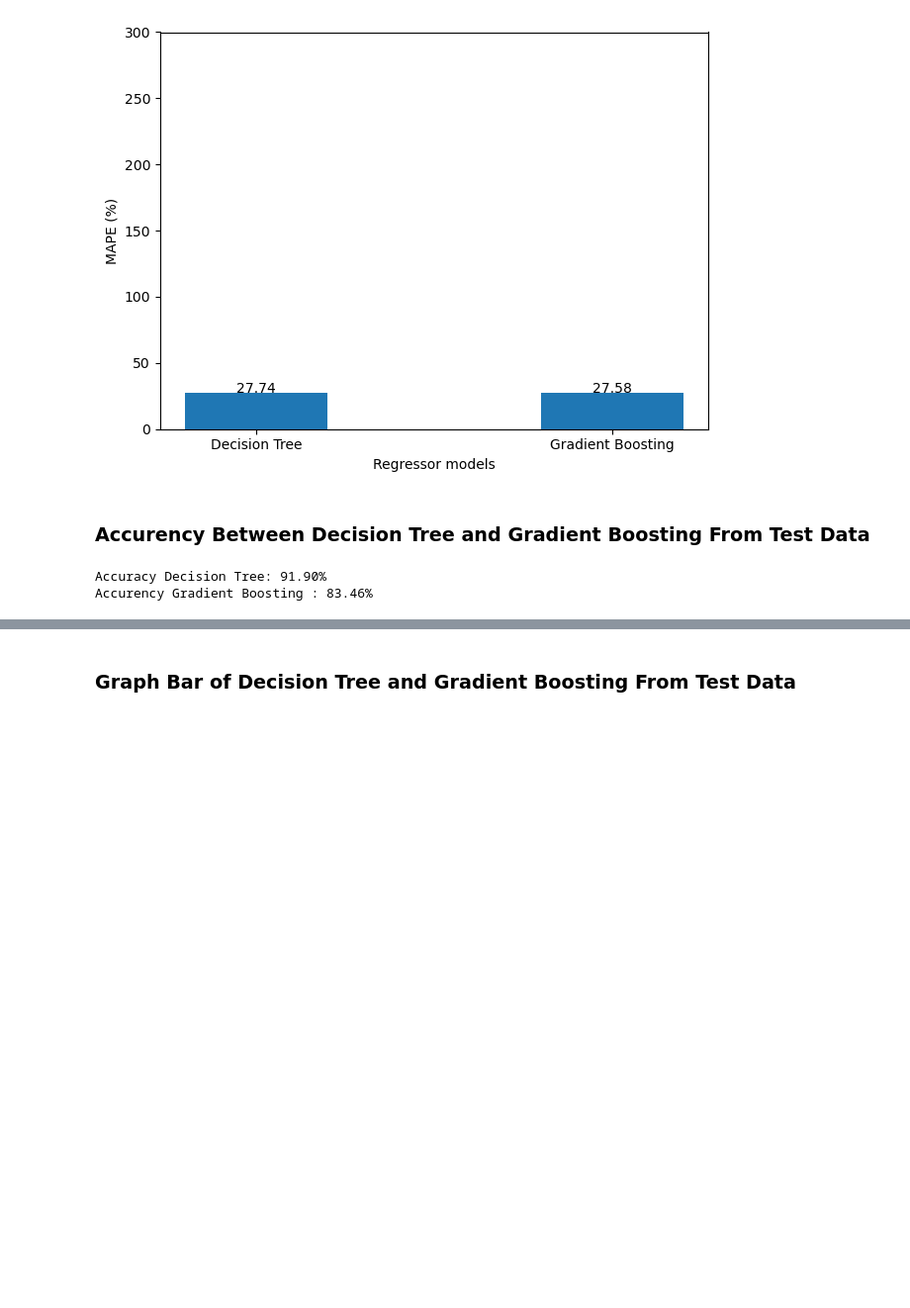
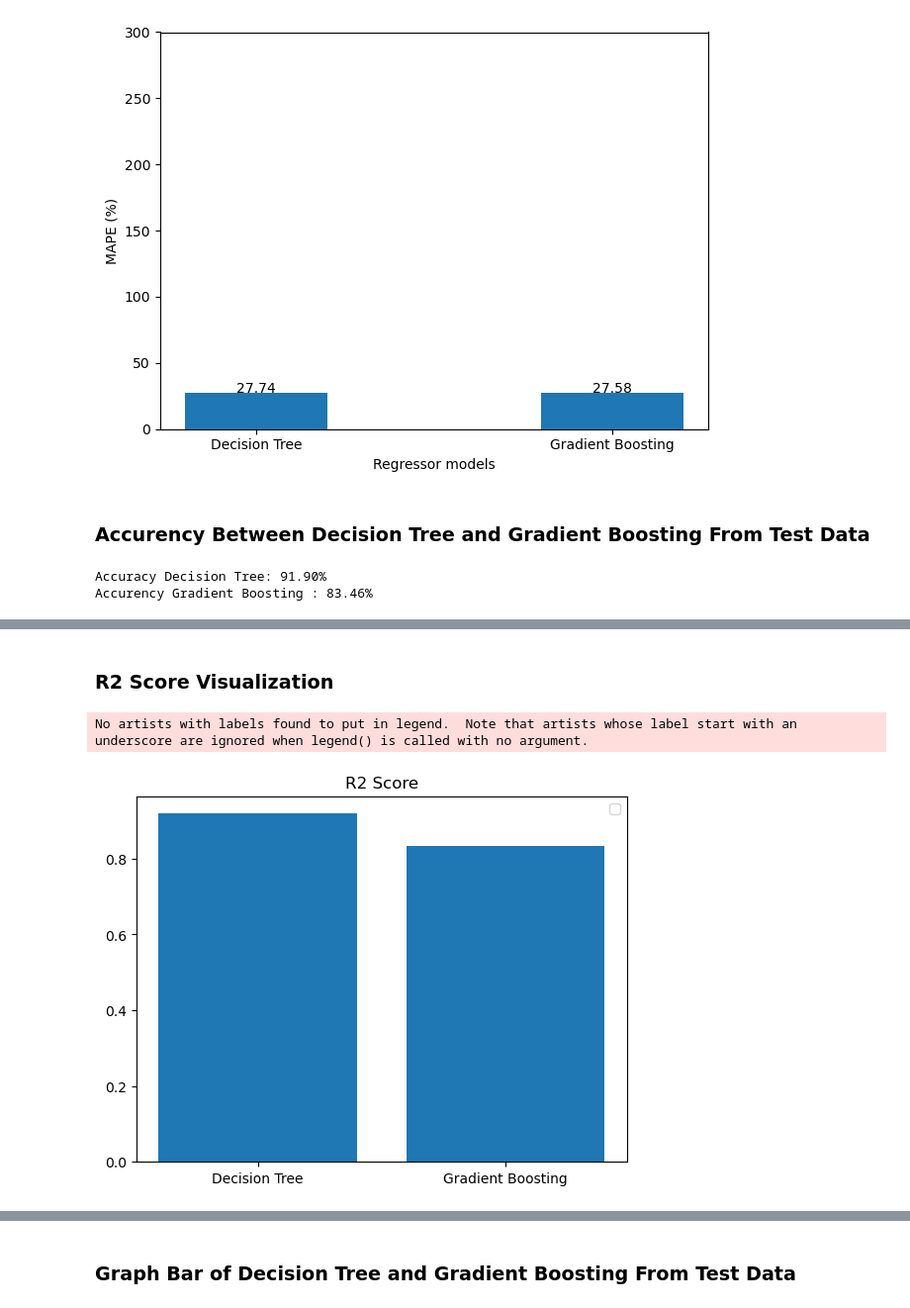
Before and after one commit to Ratchaphon1412/ai-project, a Jupyter notebook: Mini_Project_2_Main.ipynb, the cells around one changed output, grey strips where cells are left out. Shown at 99% size. Cells and saved outputs as stored; diff of their text form; code cells hidden in the pictures; blank space fills up the shorter version.

```diff
--- a/Mini_Project_2_Main.ipynb
+++ b/Mini_Project_2_Main.ipynb
@@ -568,3 +583,26 @@ print("Accurency Gradient Boosting : {:.2f}%".format(model_gradient.score(X_test
 # %% [output]
 Accuracy Decision Tree: 91.90%
 Accurency Gradient Boosting : 83.46%
+# %%
+from sklearn.metrics import mean_squared_error, r2_score, mean_absolute_error
+
+decision_mse = mean_squared_error(y_test, y_pred)
+decision_rmse = np.sqrt(decision_mse)
+decision_r2 = r2_score(y_test, y_pred)
+decision_mae = mean_absolute_error(y_test, y_pred)
+
+gradient_mse = mean_squared_error(y_test, y_pred_gradient)
+gradient_rmse = np.sqrt(gradient_mse)
+gradient_r2 = r2_score(y_test, y_pred_gradient)
+gradient_mae = mean_absolute_error(y_test, y_pred_gradient)
+
+print("Decision Tree MSE: {:.2f}".format(decision_mse))
+print("Decision Tree RMSE: {:.2f}".format(decision_rmse))
+print("Decision Tree R2: {:.2f}".format(decision_r2))
+print("Decision Tree MAE: {:.2f}".format(decision_mae))
+
+
+print("Gradient Boosting MSE: {:.2f}".format(gradient_mse))
+print("Gradient Boosting RMSE: {:.2f}".format(gradient_rmse))
+print("Gradient Boosting R2: {:.2f}".format(gradient_r2))
+print("Gradient Boosting MAE: {:.2f}".format(gradient_mae))
@@ -570,0 +618,14 @@ Accurency Gradient Boosting : 83.46%
+# %% [markdown]
+### R2 Score Visualization
+# %%
+
+x = np.array(['Decision Tree', 'Gradient Boosting'])
+y = np.array([decision_r2, gradient_r2])
+
+plt.bar(x, y)
+plt.title('R2 Score')
+plt.legend()
+plt.show()
+# %% [output]
+No artists with labels found to put in legend.  Note that artists whose label start with an underscore are ignored when legend() is called with no argument.
+[figure, added]
```
Also changed, not shown: parts of 18 cells of this notebook.
